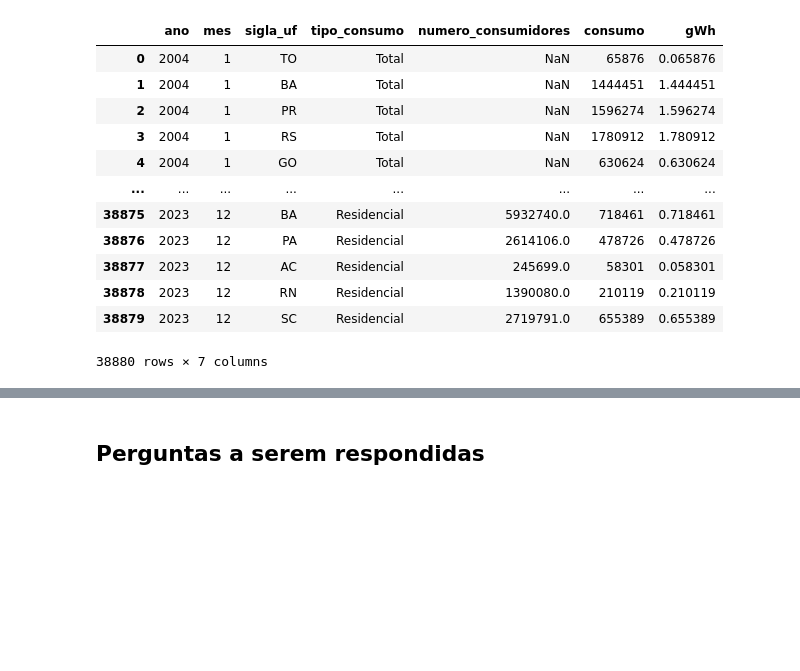
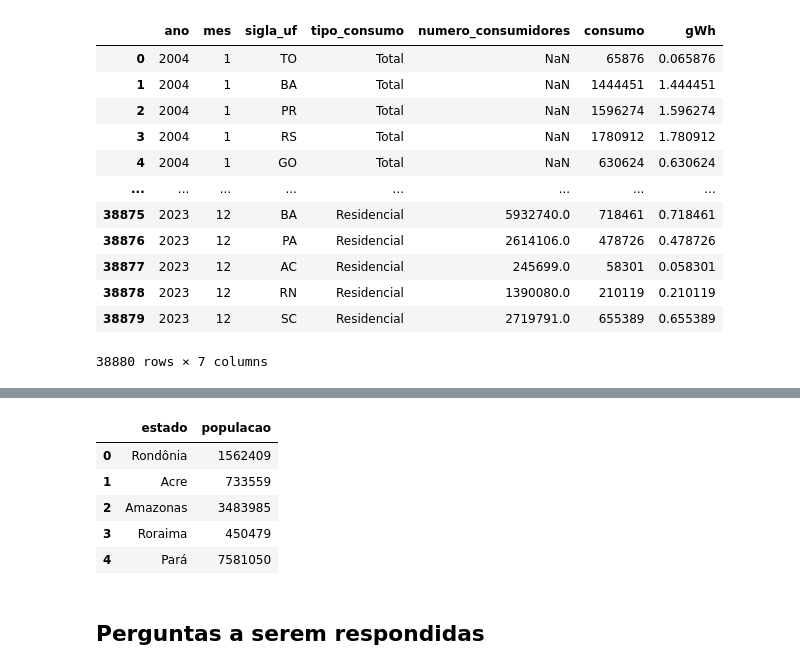
Before and after one commit to jorgelzsilva/projeto_consumo_energia, a Jupyter notebook: notebooks/desafio_final_jorge.ipynb, the cells around one changed output, grey strips where cells are left out. Cells and saved outputs as stored; diff of their text form; code cells hidden in the pictures; blank space fills up the shorter version.

Commit message:
importação e tratamento dos censos de 2000, 2010 e 2022

```diff
--- a/notebooks/desafio_final_jorge.ipynb
+++ b/notebooks/desafio_final_jorge.ipynb
@@ -464,0 +511,23 @@ df
+# %%
+# pegando a parte que interessa: estados e população
+pop_2010 = pop_2010.iloc[6:-2,[0,1]]
+# renomeando as colunas
+pop_2010.rename(columns={'Censo Demográfico 2010 - Resultados Gerais da Amostra':'estado',
+                          'Unnamed: 1':'populacao'}, inplace=True)
+# retirando as linhas com os dados por região, pois já temos no df_estados
+pop_2010 = pop_2010[pop_2010['estado'].isin(df_estados['estado'])]
+# resetando o index
+pop_2010.reset_index(drop=True, inplace=True)
+# convertendo o tipo da população para int
+pop_2010['populacao'] = pop_2010['populacao'].astype(int)
+# criando a variável com o total da população do Brasil
+pop_2010_brasil = int(pop_2010['populacao'].sum())
+# %%
+pop_2010.head(5)
+# %% [output]
+|  | estado | populacao |
+| 0 | Rondônia | 1562409 |
+| 1 | Acre | 733559 |
+| 2 | Amazonas | 3483985 |
+| 3 | Roraima | 450479 |
+| 4 | Pará | 7581050 |
```
Also changed, not shown: parts of 7 cells of this notebook, 6 other files.
